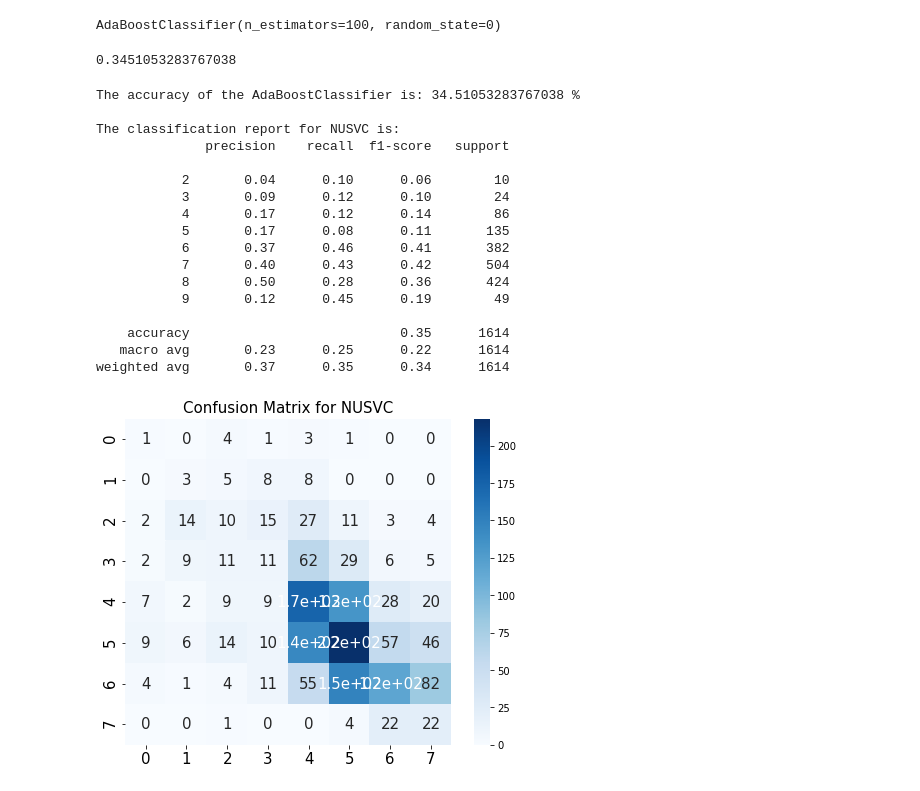
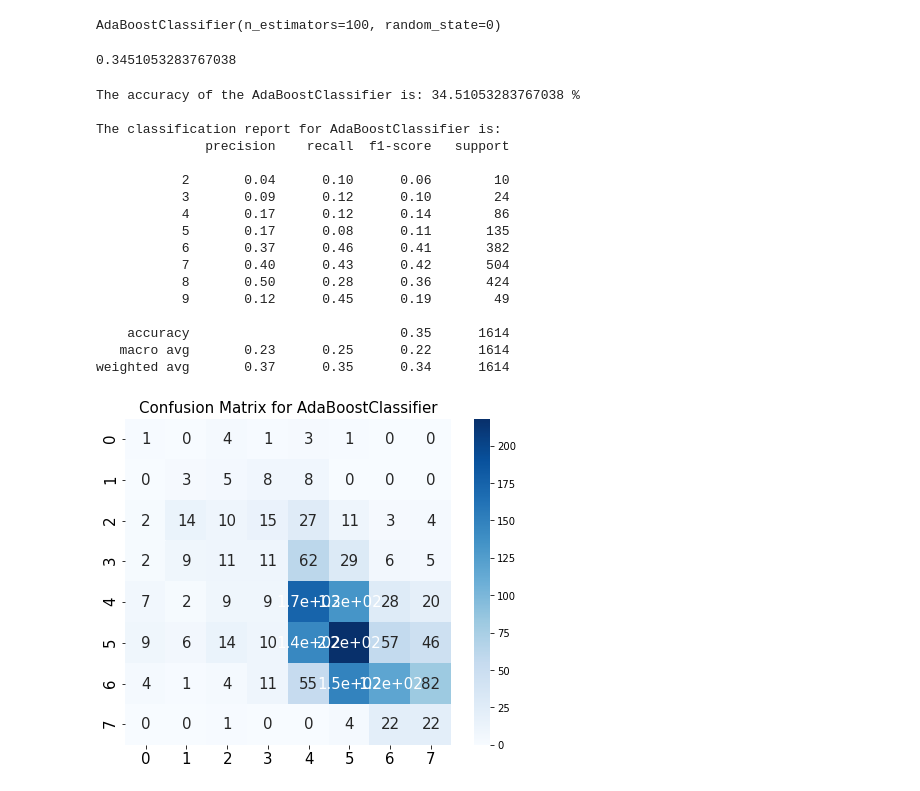
Before and after one commit to MichelBrunGit/Ironhack-DAFT-Project7-ML-Netflix, a Jupyter notebook: ML-All_Models.ipynb, the cells around one changed output. Saved outputs shown, nothing was run; the diff lists cells and outputs as text; code cells hidden in the pictures.

```diff
--- a/ML-All_Models.ipynb
+++ b/ML-All_Models.ipynb
@@ -368,7 +368,3 @@ clf= AdaBoostClassifier(n_estimators=100, random_state=0)
 clf.fit(x,y)
 # %% [output]
 AdaBoostClassifier(n_estimators=100, random_state=0)
-# %%
-clf.score(x_test,y_test)
-# %% [output]
-0.3451053283767038
@@ -377,22 +371,4 @@ y_pred=clf.predict(x_test)
-# %%
-print('The accuracy of the AdaBoostClassifier is:', clf.score(x_test,y_test) * 100, '%')
-generate_results(clf.score(x_test,y_test), y_pred, 'NUSVC')
-# %% [output]
-The accuracy of the AdaBoostClassifier is: 34.51053283767038 %
-
-The classification report for NUSVC is:
-              precision    recall  f1-score   support
-
-           2       0.04      0.10      0.06        10
-           3       0.09      0.12      0.10        24
-           4       0.17      0.12      0.14        86
-           5       0.17      0.08      0.11       135
-           6       0.37      0.46      0.41       382
-           7       0.40      0.43      0.42       504
-           8       0.50      0.28      0.36       424
-           9       0.12      0.45      0.19        49
-
-    accuracy                           0.35      1614
-   macro avg       0.23      0.25      0.22      1614
-weighted avg       0.37      0.35      0.34      1614
-[figure, removed]
+# %%
+clf.score(x_test,y_test)
+# %% [output]
+0.3451053283767038
@@ -398,0 +377,22 @@ weighted avg       0.37      0.35      0.34      1614
+# %%
+print('The accuracy of the AdaBoostClassifier is:', clf.score(x_test,y_test) * 100, '%')
+generate_results(clf.score(x_test,y_test), y_pred, 'AdaBoostClassifier')
+# %% [output]
+The accuracy of the AdaBoostClassifier is: 34.51053283767038 %
+
+The classification report for AdaBoostClassifier is:
+              precision    recall  f1-score   support
+
+           2       0.04      0.10      0.06        10
+           3       0.09      0.12      0.10        24
+           4       0.17      0.12      0.14        86
+           5       0.17      0.08      0.11       135
+           6       0.37      0.46      0.41       382
+           7       0.40      0.43      0.42       504
+           8       0.50      0.28      0.36       424
+           9       0.12      0.45      0.19        49
+
+    accuracy                           0.35      1614
+   macro avg       0.23      0.25      0.22      1614
+weighted avg       0.37      0.35      0.34      1614
+[figure, added]
```
Also changed, not shown: parts of 3 cells of this notebook, 2 other files.
